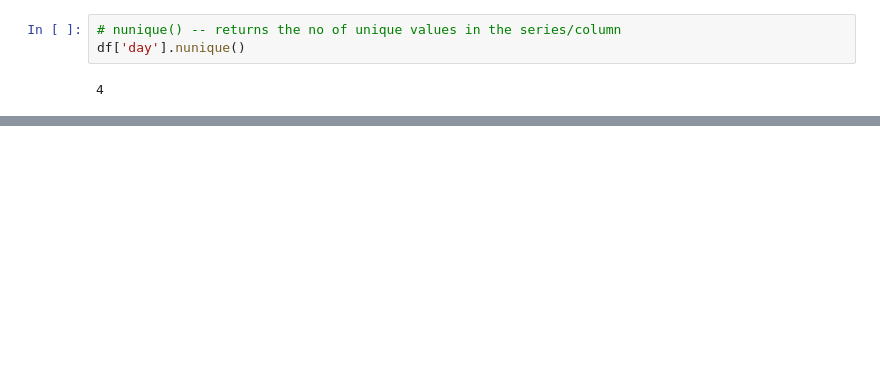
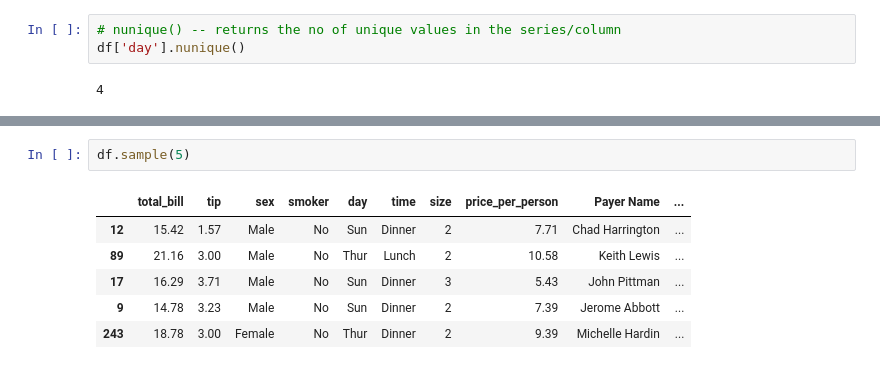
Before and after one commit to shivam1908/data-science-with-python, a Jupyter notebook: 2.pandas/3.useful_methods.ipynb, the cells around one changed output, grey strips where cells are left out. Cells and saved outputs as stored; diff of their text form; blank space fills up the shorter version.

```diff
--- a/2.pandas/3.useful_methods.ipynb
+++ b/2.pandas/3.useful_methods.ipynb
@@ -250,0 +400,9 @@ df['day'].nunique()
+# %%
+df.sample(5)
+# %% [output]
+|  | total_bill | tip | sex | smoker | day | time | size | price_per_person | Payer Name | ... |
+| 12 | 15.42 | 1.57 | Male | No | Sun | Dinner | 2 | 7.71 | Chad Harrington | ... |
+| 89 | 21.16 | 3.00 | Male | No | Thur | Lunch | 2 | 10.58 | Keith Lewis | ... |
+| 17 | 16.29 | 3.71 | Male | No | Sun | Dinner | 3 | 5.43 | John Pittman | ... |
+| 9 | 14.78 | 3.23 | Male | No | Sun | Dinner | 2 | 7.39 | Jerome Abbott | ... |
+| 243 | 18.78 | 3.00 | Female | No | Thur | Dinner | 2 | 9.39 | Michelle Hardin | ... |
```
Also changed, not shown: parts of 19 cells of this notebook, 4 other files.
